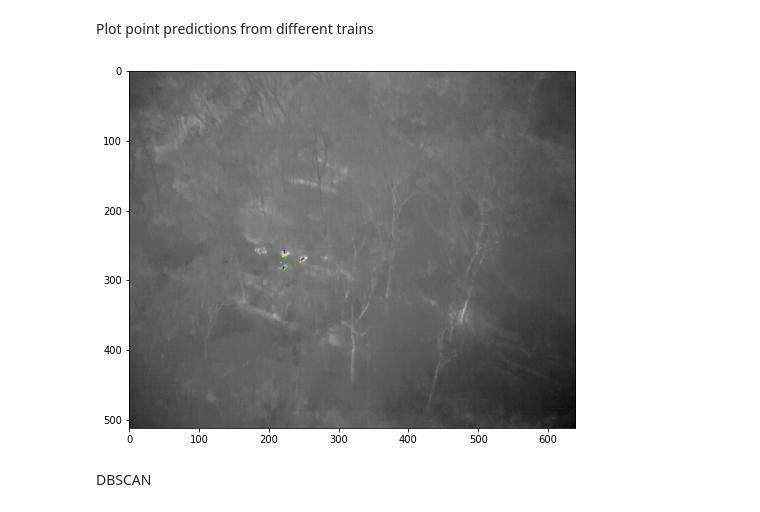
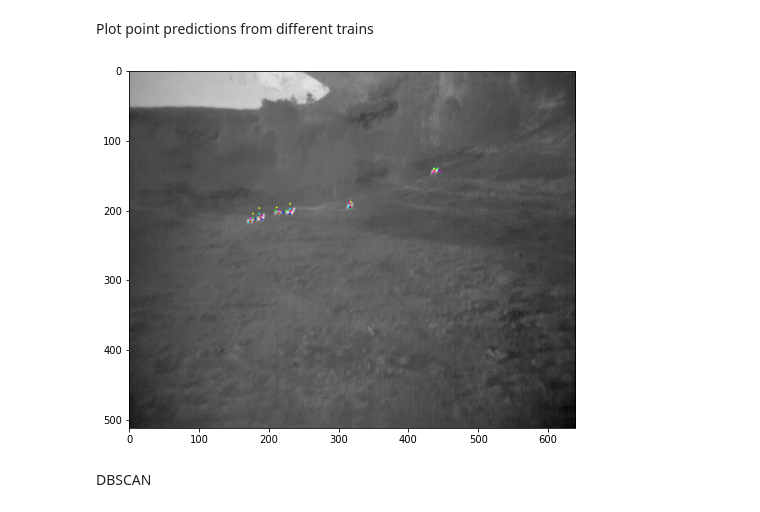
Before and after one commit to crystallcx/CrowdCounting-P2PNet, a Jupyter notebook: vis/visualise_results.ipynb, the cells around one changed output. Cells and saved outputs as stored; diff of their text form; code cells hidden in the pictures.

```diff
--- a/vis/visualise_results.ipynb
+++ b/vis/visualise_results.ipynb
@@ -28,7 +47,6 @@ with open(os.path.join(db_dir,"test_gt.txt")) as load_file:
 def column(matrix, i):
     return [row[i] for row in matrix]
 
-train_test = [train_set,test_set]
 
 fig=plt.figure(figsize=[12,4])
 for i in range(2):
@@ -40,10 +58,10 @@ for i in range(2):
     plt.setp(ax, xticks=list(set(values)))
     plt.grid(axis='y', alpha=0.75)
     plt.bar(bin_edges[:-1], hist, align='center', width=width, edgecolor='k', alpha=0.8)
-    plt.title('Deer Training Dataset Histogram')
+    plt.title('Deer Dataset Histogram: {} Set'.format(tot[i].capitalize()))
     plt.xlabel('Count of Deer')
     plt.ylabel('Number of Images')
 
-plt.figtext(0.3, -0.05, "a) Training Set", wrap=True, horizontalalignment='center', fontsize=12)
-plt.figtext(0.75, -0.05, "b) Validation Set", wrap=True, horizontalalignment='center', fontsize=12)
+# plt.figtext(0.3, -0.05, "a) Training Set", wrap=True, horizontalalignment='center', fontsize=12)
+# plt.figtext(0.75, -0.05, "b) Validation Set", wrap=True, horizontalalignment='center', fontsize=12)
 # %% [output]
@@ -52,9 +69,10 @@ Text(0.75, -0.05, 'b) Validation Set')
 # %%
 # Display counts - don't need to run
-c_test = Counter(elem[1] for elem in test_set)
-c_train = Counter(elem[1] for elem in train_set)
+c_test = Counter(elem[1] for elem in gt_test)
+c_train = Counter(elem[1] for elem in gt_train)
 for i in range(12):
-    print("{}:".format(str(i)), c_train[str(i)], c_test[str(i)])
+    print("{}:".format(str(i)), c_train[str(i)], c_test[str(i)], c_train[str(i)]+c_test[str(i)])
     # print("Yes:", c['1'])
     # print("No:", c['0'])
+(len(gt_test)+len(gt_train))
 # %% [output]
@@ -73,12 +92,12 @@ for i in range(12):
 # %%
-# Store filename, gt count, and image for each .png in test set
+# >> WARNING: TAKES ABOUT 8 MINUTES << Store filename, gt count, and image for each .png in test set
 test_array=[]
 for file in glob.glob(os.path.join(db_dir,"test/*.png")):
     img = cv2.imread(file)
     filename = os.path.basename(file)#.split(".")[0]
     pre = filename.split(".")[0]
 
-    for line in test_set:
+    for line in gt_test:
         if line[0] == filename:
             count = line[1]
             test_array.append(tuple([pre,count,img]))
@@ -177,7 +198,7 @@ def plot_run_preds(k):
     size = 1
 
     # colors = ['c','m','g','tab:orange','b']
-    colors = [[0, 255, 0], [0, 0, 255],[0, 255, 255],[255, 0, 255],[255, 255, 0]]
+    colors = [[0, 255, 0], [0, 0, 255],[0, 255, 255],[255, 0, 255],[255, 255, 0]]     # lime, blue, cyan, magenta yellow
 
     # for img in test_array:
     gt_pth = os.path.join(db_dir,"test",test_array[k][0]+'.txt')
@@ -185,8 +206,7 @@ def plot_run_preds(k):
     pts = []
     img_to_draw = cv2.cvtColor((test_array[k][2]), cv2.COLOR_BGR2RGB)
     for i in range(5):
-        pts_path = (os.path.join(p2p_dir,"vis/run_"+str(i+1),test_array[k][0]+'.txt'))
-
+        pts_path = (os.path.join(p2p_dir,"vis","run_"+str(i+1),test_array[k][0]+'.txt'))
         with open(pts_path) as load_file:
             pts.append([(line.split()) for line in load_file])
 
@@ -207,9 +227,9 @@ def plot_run_preds(k):
     fig = plt.figure(figsize=[8, 8])
     plt.imshow(img_to_draw)
 # %%
-plot_run_preds(820)
+plot_run_preds(860)
 # %% [output]
-[figure, old version]
+[figure, new version]
 # %% [markdown]
 DBSCAN
 # %%
```
Also changed, not shown: parts of 25 cells of this notebook.
